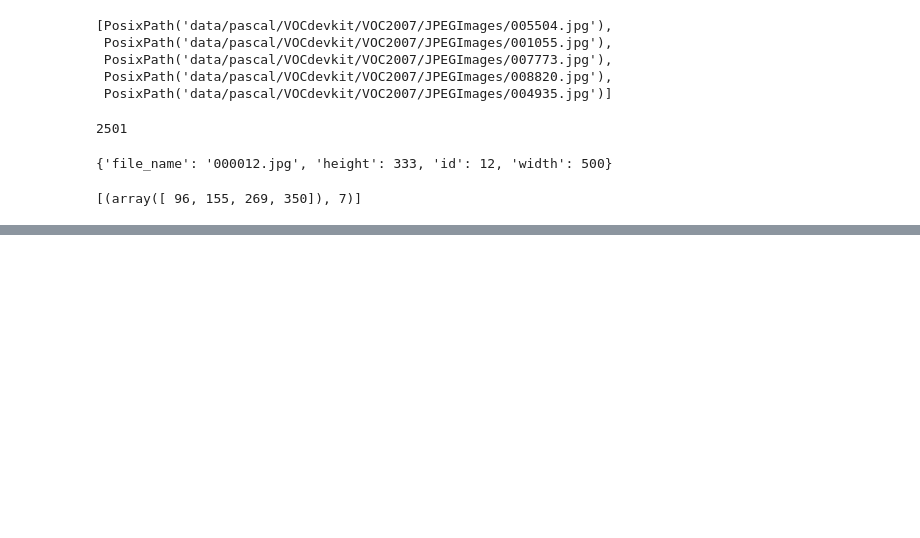
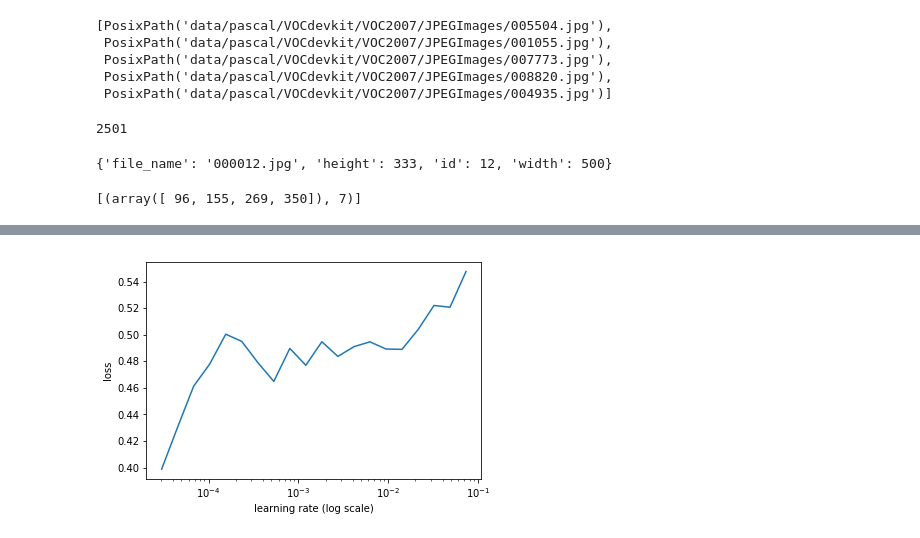
Before and after one commit to belskikh/myfastai, a Jupyter notebook: my_pascal.ipynb, the cells around one changed output, grey strips where cells are left out. Cells and saved outputs as stored; diff of their text form; code cells hidden in the pictures; blank space fills up the shorter version.

```diff
--- a/my_pascal.ipynb
+++ b/my_pascal.ipynb
@@ -89,0 +149,2 @@ show_img(im)
+# %%
+lr = 2e-02
@@ -89,0 +153,2 @@ show_img(im)
+# %%
+learn.fit(lr, n_cycle=1, cycle_len=1)
@@ -89,0 +162,4 @@ show_img(im)
+# %%
+lrs = np.array([lr/1000, lr/100, lr])
+# %%
+learn.fit(lrs, n_cycle=2, cycle_len=2)
@@ -89,0 +193,4 @@ show_img(im)
+# %%
+learn.sched.plot(1)
+# %% [output]
+[figure, added]
```
Also changed, not shown: parts of 27 cells of this notebook.
